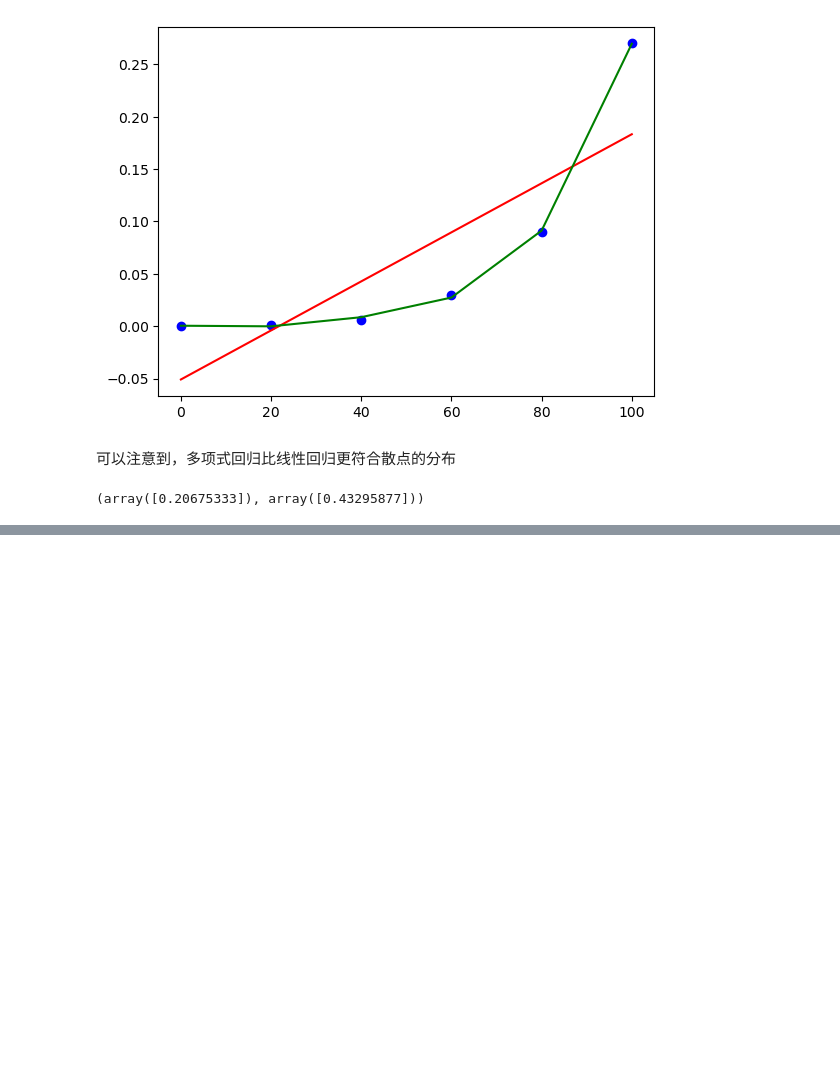
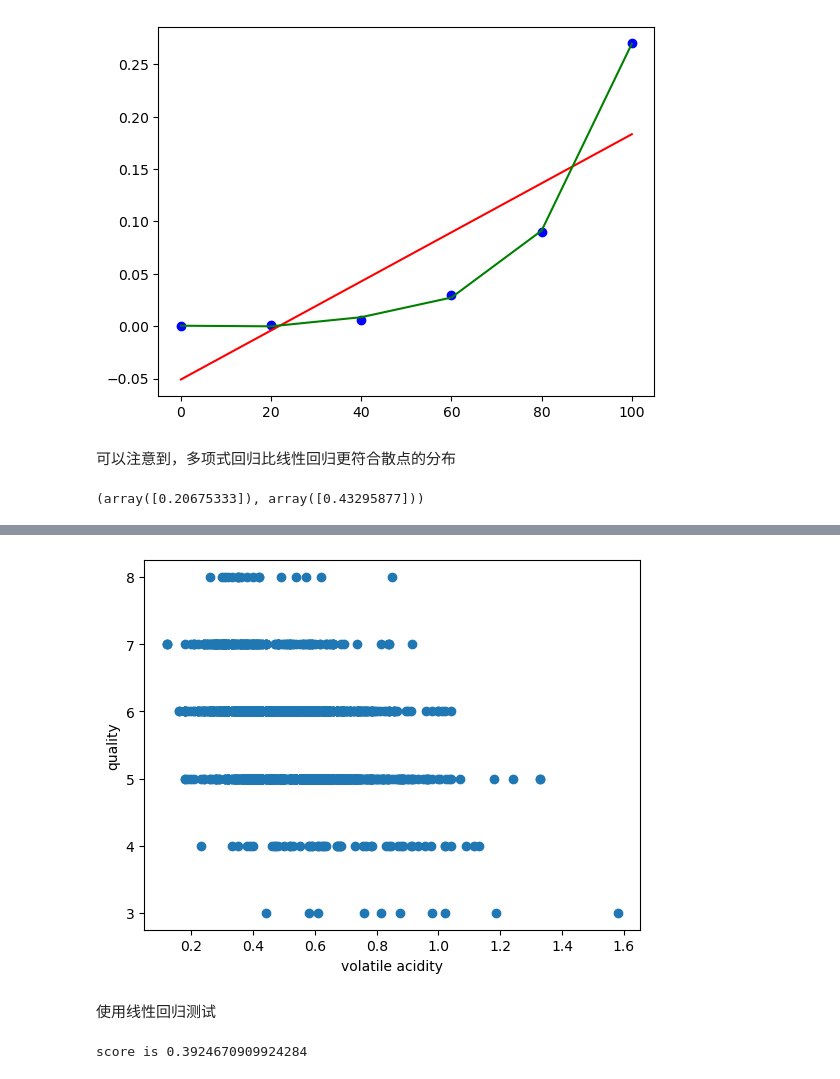
Before and after one commit to Diomedes-Jiang/MathematicalModeling, a Jupyter notebook: RegressionAnalysis.ipynb, the cells around one changed output, grey strips where cells are left out. Cells and saved outputs as stored; diff of their text form; code cells hidden in the pictures; blank space fills up the shorter version.

```diff
--- a/RegressionAnalysis.ipynb
+++ b/RegressionAnalysis.ipynb
@@ -129,0 +152,21 @@ pred_1,pred_2
+# %%
+plt.scatter(df['volatile acidity'],df['quality'])
+plt.xlabel('volatile acidity')
+plt.ylabel('quality')
+plt.show()
+# %% [output]
+[figure, added]
+# %% [markdown]
+使用线性回归测试
+# %%
+from sklearn.linear_model import LinearRegression
+from sklearn.model_selection import train_test_split
+X=df[list(df.columns[:-1])]
+y=df['quality']
+X_train,X_test,y_train,y_test=train_test_split(X,y,test_size=0.3)
+regressor=LinearRegression()
+regressor.fit(X_train,y_train)
+y_pred=regressor.predict(X_test)
+print(f'score is {regressor.score(X_test,y_test)}')
+# %% [output]
+score is 0.3924670909924284
```
Also changed, not shown: parts of 3 cells of this notebook, 8 other files.
